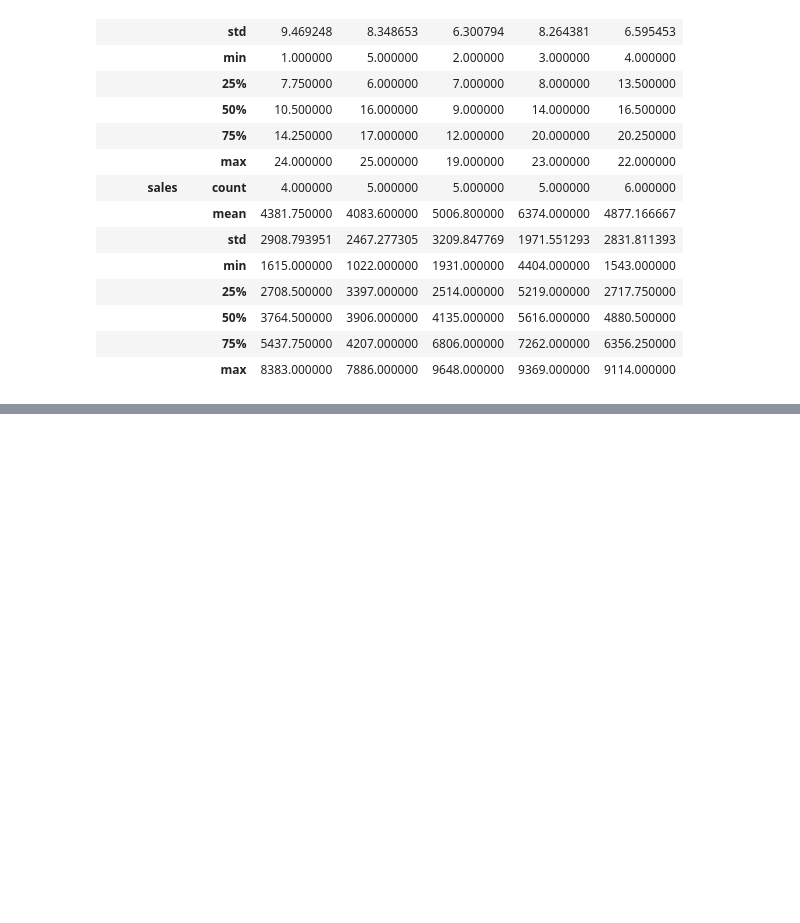
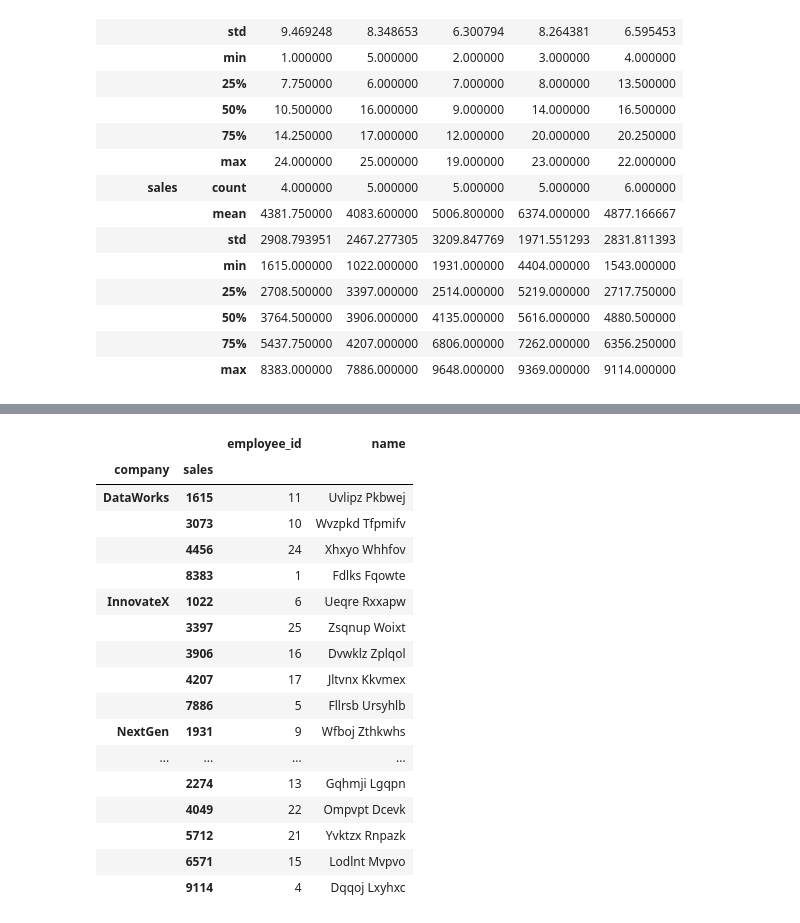
Before and after one commit to naveennakshatram/Python-for-Data-Science-and-Machine-Learning, a Jupyter notebook: Pandas/Pandas_DataFrame_Part_4.ipynb, the cells around one changed output, grey strips where cells are left out. Saved outputs shown, nothing was run; the diff lists cells and outputs as text; code cells hidden in the pictures; blank space fills up the shorter version.

```diff
--- a/Pandas/Pandas_DataFrame_Part_4.ipynb
+++ b/Pandas/Pandas_DataFrame_Part_4.ipynb
@@ -287,0 +308,21 @@ company.describe().transpose()
+# %%
+df.groupby(['company','sales']).sum()
+# %% [output]
+|  |  | employee_id | name |
+| company | sales |  |  |
+| DataWorks | 1615 | 11 | Uvlipz Pkbwej |
+|  | 3073 | 10 | Wvzpkd Tfpmifv |
+|  | 4456 | 24 | Xhxyo Whhfov |
+|  | 8383 | 1 | Fdlks Fqowte |
+| InnovateX | 1022 | 6 | Ueqre Rxxapw |
+|  | 3397 | 25 | Zsqnup Woixt |
+|  | 3906 | 16 | Dvwklz Zplqol |
+|  | 4207 | 17 | Jltvnx Kkvmex |
+|  | 7886 | 5 | Fllrsb Ursyhlb |
+| NextGen | 1931 | 9 | Wfboj Zthkwhs |
+| ... | ... | ... | ... |
+|  | 2274 | 13 | Gqhmji Lgqpn |
+|  | 4049 | 22 | Ompvpt Dcevk |
+|  | 5712 | 21 | Yvktzx Rnpazk |
+|  | 6571 | 15 | Lodlnt Mvpvo |
+|  | 9114 | 4 | Dqqoj Lxyhxc |
```
Also changed, not shown: parts of 1 cell of this notebook.
